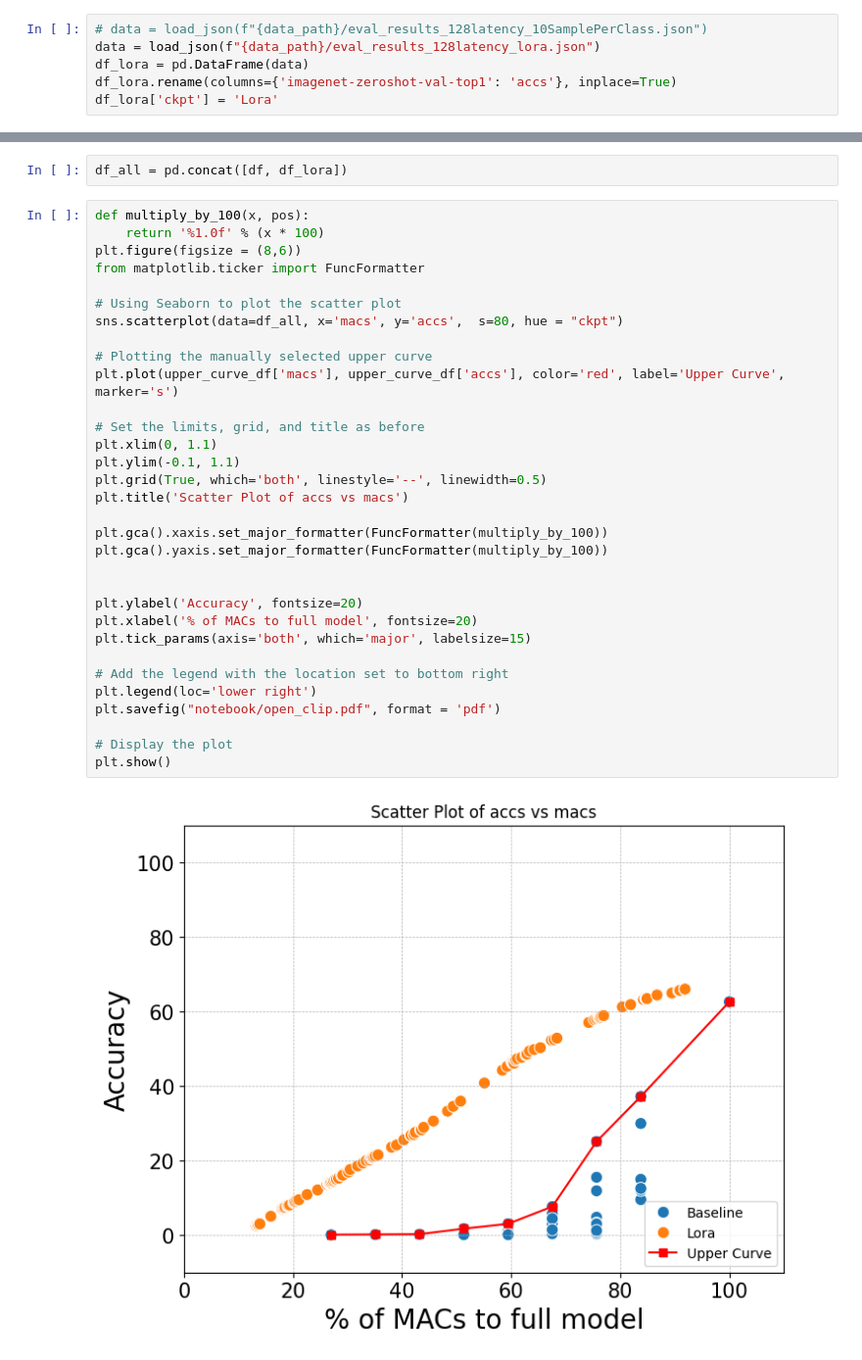
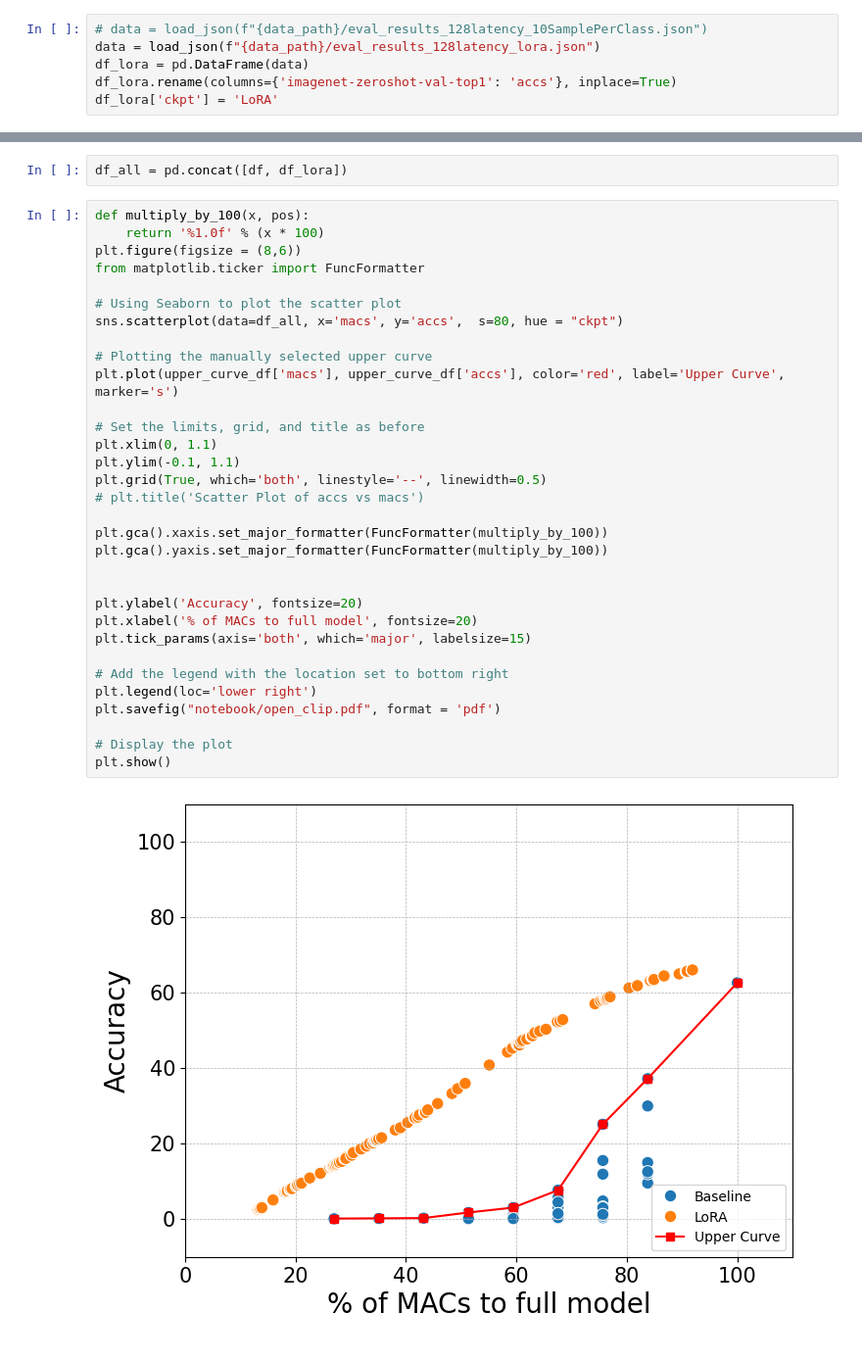
Before and after one commit to OliverXUZY/openclip, a Jupyter notebook: notebook/look_table.ipynb, the cells around one changed output, grey strips where cells are left out. Shown at 98% size. Drawn from its saved outputs; the diff is of its cells as text.

```diff
--- a/notebook/look_table.ipynb
+++ b/notebook/look_table.ipynb
@@ -106,7 +106,7 @@ plt.show()
 data = load_json(f"{data_path}/eval_results_128latency_lora.json")
 df_lora = pd.DataFrame(data)
 df_lora.rename(columns={'imagenet-zeroshot-val-top1': 'accs'}, inplace=True)
-df_lora['ckpt'] = 'Lora'
+df_lora['ckpt'] = 'LoRA'
 # %%
 df_lora.head()
 # %% [output]
@@ -123,32 +123,32 @@ def multiply_by_100(x, pos):
     return '%1.0f' % (x * 100)
 plt.figure(figsize = (8,6))
 from matplotlib.ticker import FuncFormatter
 
 # Using Seaborn to plot the scatter plot
 sns.scatterplot(data=df_all, x='macs', y='accs',  s=80, hue = "ckpt")
 
 # Plotting the manually selected upper curve
 plt.plot(upper_curve_df['macs'], upper_curve_df['accs'], color='red', label='Upper Curve', marker='s')
 
 # Set the limits, grid, and title as before
 plt.xlim(0, 1.1)
 plt.ylim(-0.1, 1.1)
 plt.grid(True, which='both', linestyle='--', linewidth=0.5)
-plt.title('Scatter Plot of accs vs macs')
+# plt.title('Scatter Plot of accs vs macs')
 
 plt.gca().xaxis.set_major_formatter(FuncFormatter(multiply_by_100))
 plt.gca().yaxis.set_major_formatter(FuncFormatter(multiply_by_100))
 
 
 plt.ylabel('Accuracy', fontsize=20)
 plt.xlabel('% of MACs to full model', fontsize=20)
 plt.tick_params(axis='both', which='major', labelsize=15)
 
 # Add the legend with the location set to bottom right
 plt.legend(loc='lower right')
 plt.savefig("notebook/open_clip.pdf", format = 'pdf')
 
 # Display the plot
 plt.show()
 # %% [output]
-[figure, old version]
+[figure, new version]
```
Also changed, not shown: parts of 1 cell of this notebook, 1 other file.
